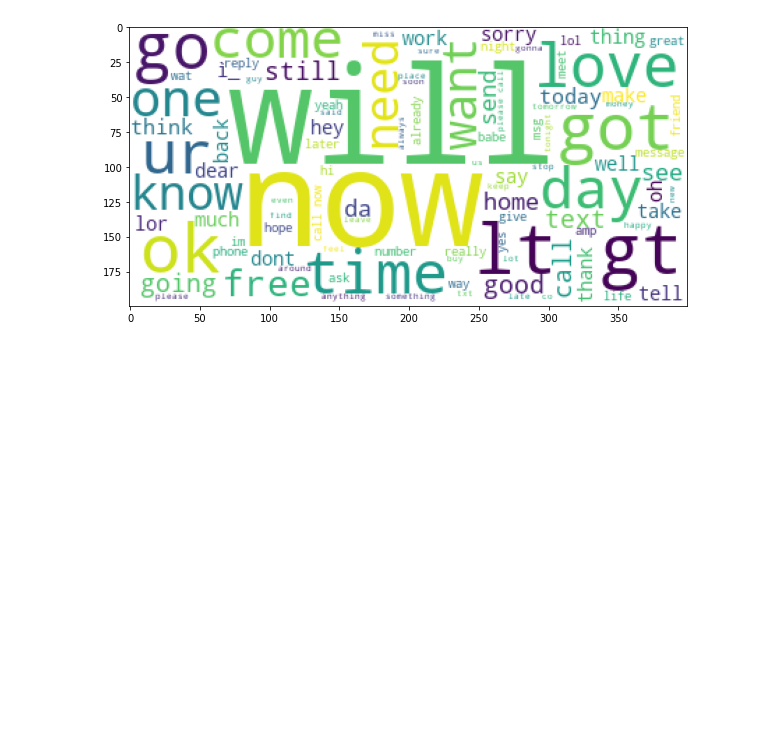
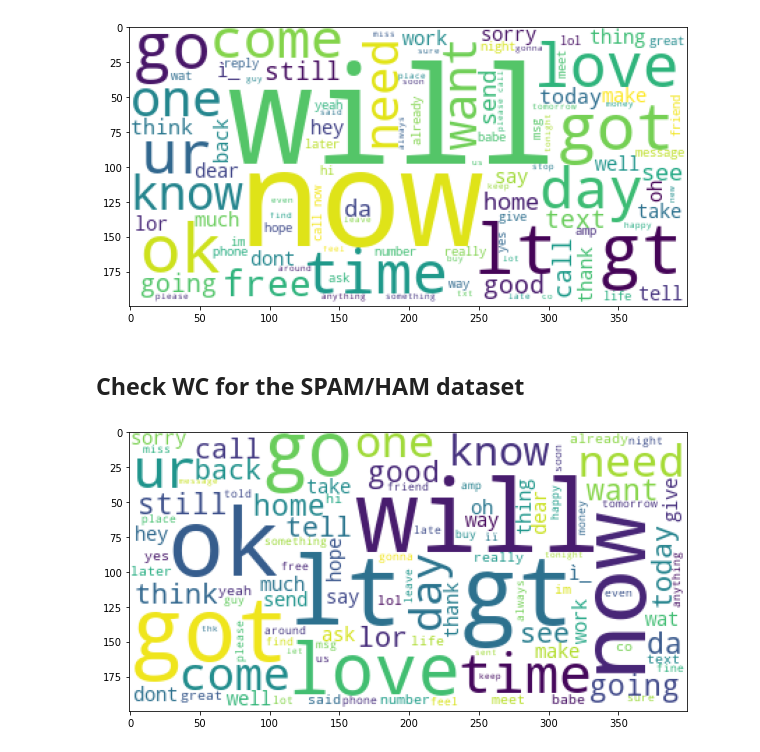
Before and after one commit to aayushkubb/Deep_Learning_Tutorial, a Jupyter notebook: LSTM_Spam_Classification.ipynb, the cells around one changed output. Drawn from its saved outputs; the diff is of its cells as text; code cells hidden in the pictures; blank space fills up the shorter version.

```diff
--- a/LSTM_Spam_Classification.ipynb
+++ b/LSTM_Spam_Classification.ipynb
@@ -139,3 +139,17 @@ plt.imshow(wordcloud)
 plt.show()
 # %% [output]
 [figure]
+# %% [markdown]
+## Check WC for the SPAM/HAM dataset
+# %%
+ham_text=" ".join(sms_data[sms_data['Target']=='ham']['SMS'].apply(lambda x: x.lower()).tolist())
+spam_text=" ".join(sms_data[sms_data['Target']!='ham']['SMS'].apply(lambda x: x.lower()).tolist())
+# %%
+#Create a Wordcloud
+wordcloud=WordCloud(max_words=100,background_color='white',stopwords=STOPWORDS).generate(ham_text)
+# Display the WC
+plt.figure(figsize=(10,6))
+plt.imshow(wordcloud)
+plt.show()
+# %% [output]
+[figure, added]
```
Also changed, not shown: parts of 1 cell of this notebook.
